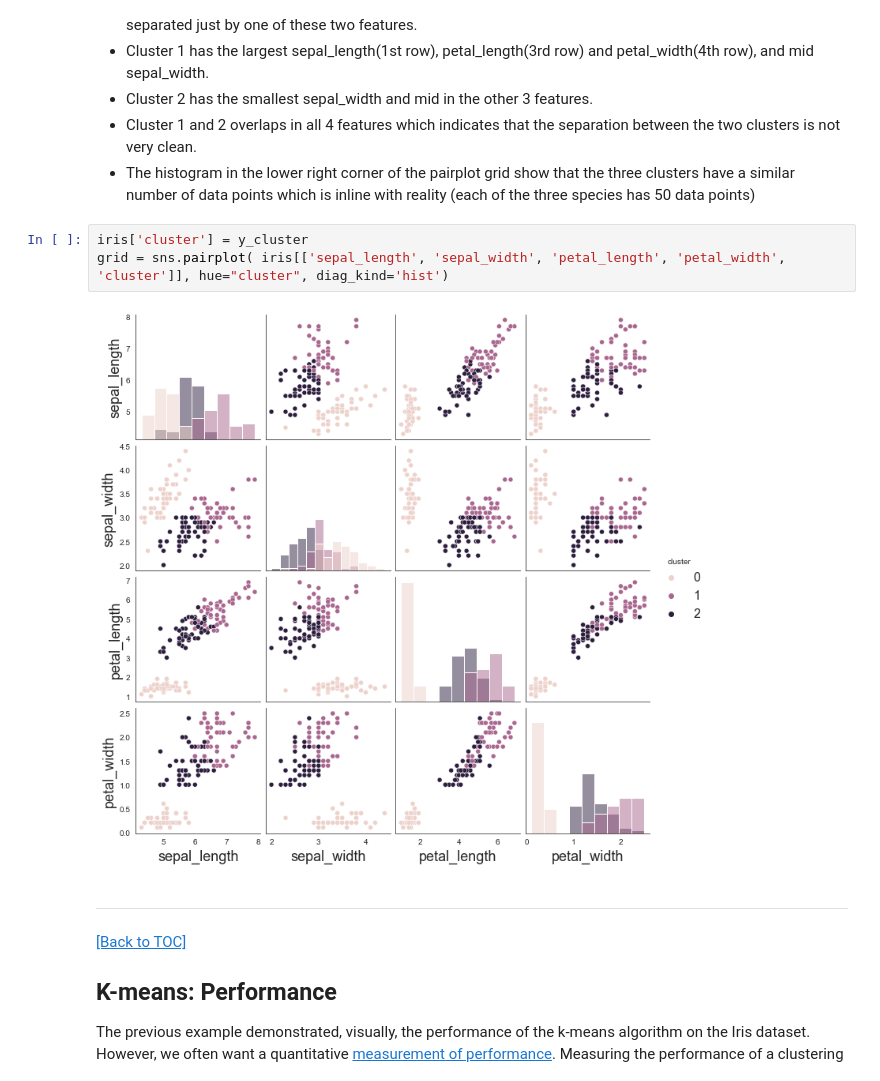
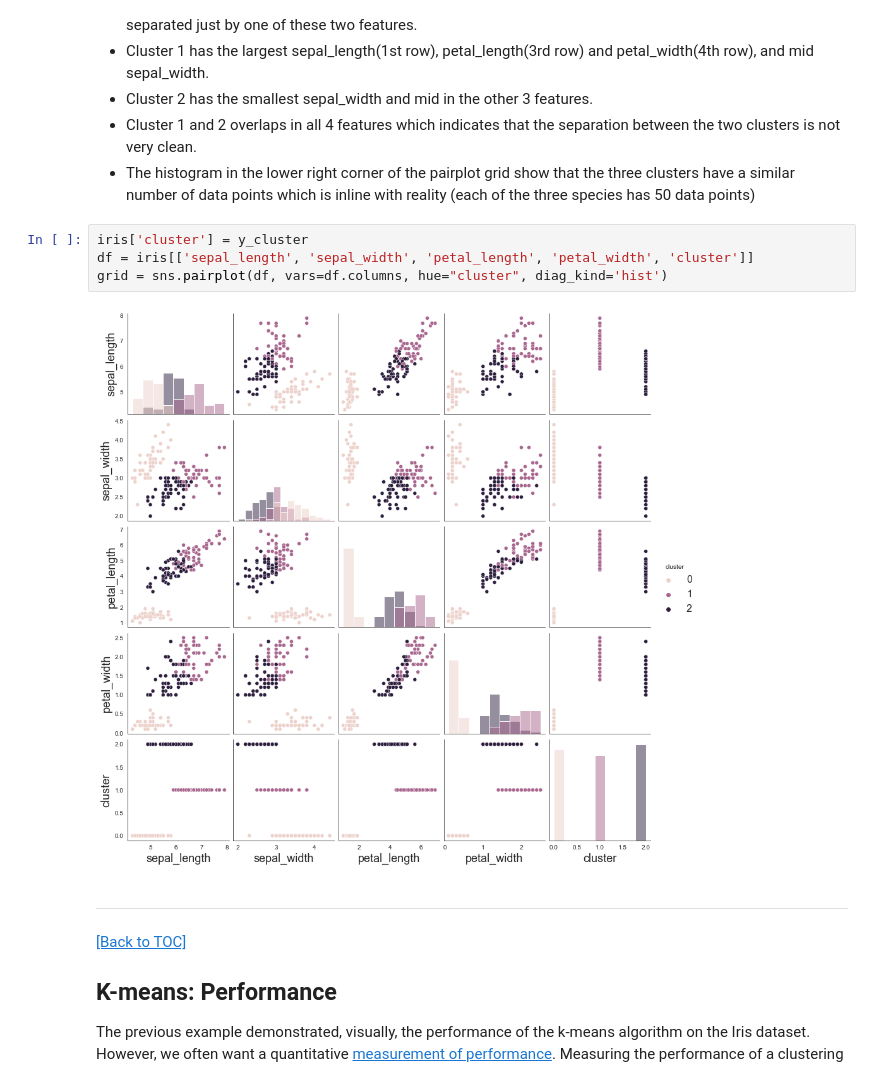
Before and after one commit to zllu2/iMSA_577, a Jupyter notebook: lessons/Module7/notebooks/intro2km.ipynb, the cells around one changed output. Cells and saved outputs as stored; diff of their text form.

```diff
--- a/lessons/Module7/notebooks/intro2km.ipynb
+++ b/lessons/Module7/notebooks/intro2km.ipynb
@@ -349,9 +349,10 @@ From the pairplot, we can see that:
 - The histogram in the lower right corner of the pairplot grid show that the three clusters have a similar number of data points which is inline with reality (each of the three species has 50 data points)
 # %%
 iris['cluster'] = y_cluster
-grid = sns.pairplot( iris[['sepal_length', 'sepal_width', 'petal_length', 'petal_width', 'cluster']], hue="cluster", diag_kind='hist')
+df = iris[['sepal_length', 'sepal_width', 'petal_length', 'petal_width', 'cluster']]
+grid = sns.pairplot(df, vars=df.columns, hue="cluster", diag_kind='hist')
 # %% [output]
-[figure, old version]
+[figure, new version]
 # %% [markdown]
 -----
 [[Back to TOC]](#Table-of-Contents)
```
Also changed, not shown: 24 other files.
